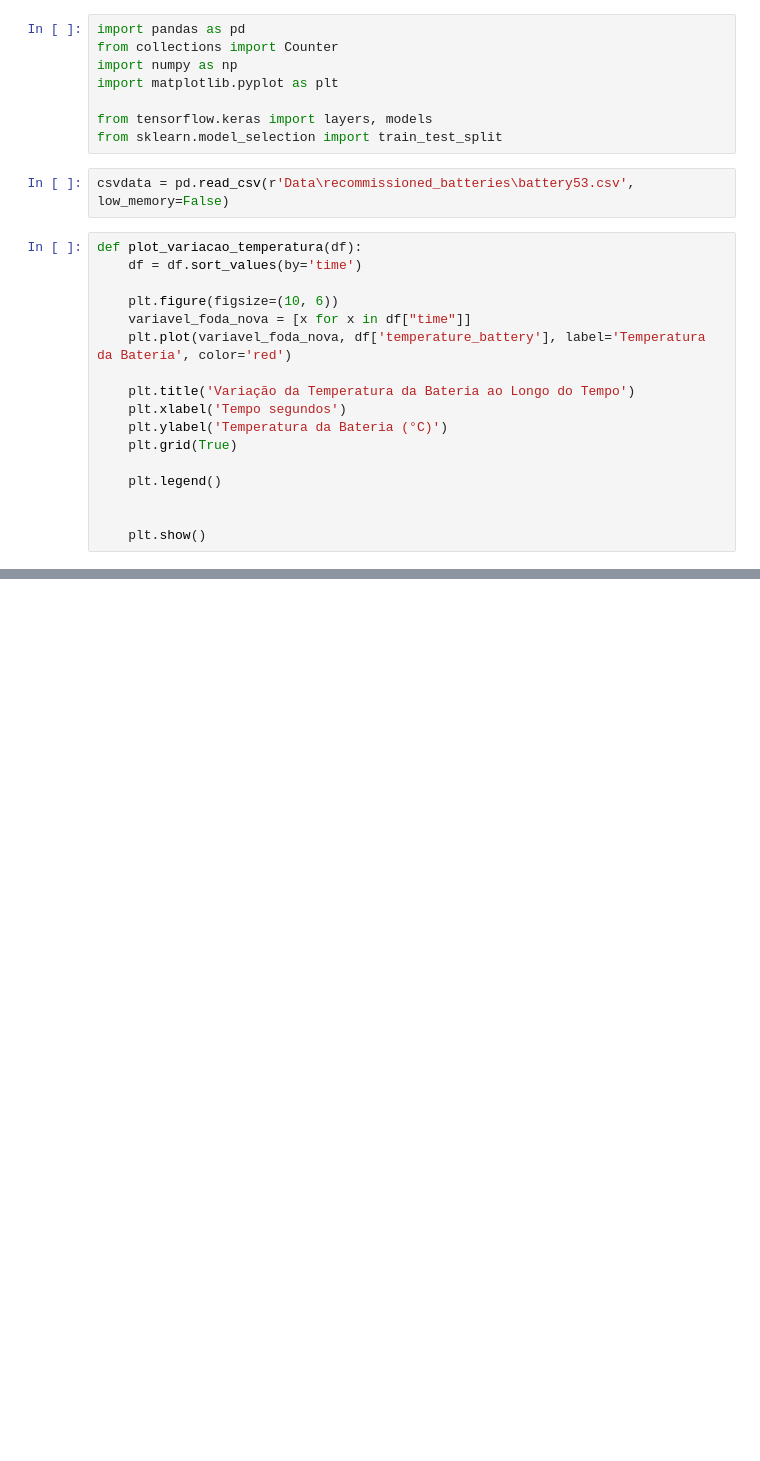
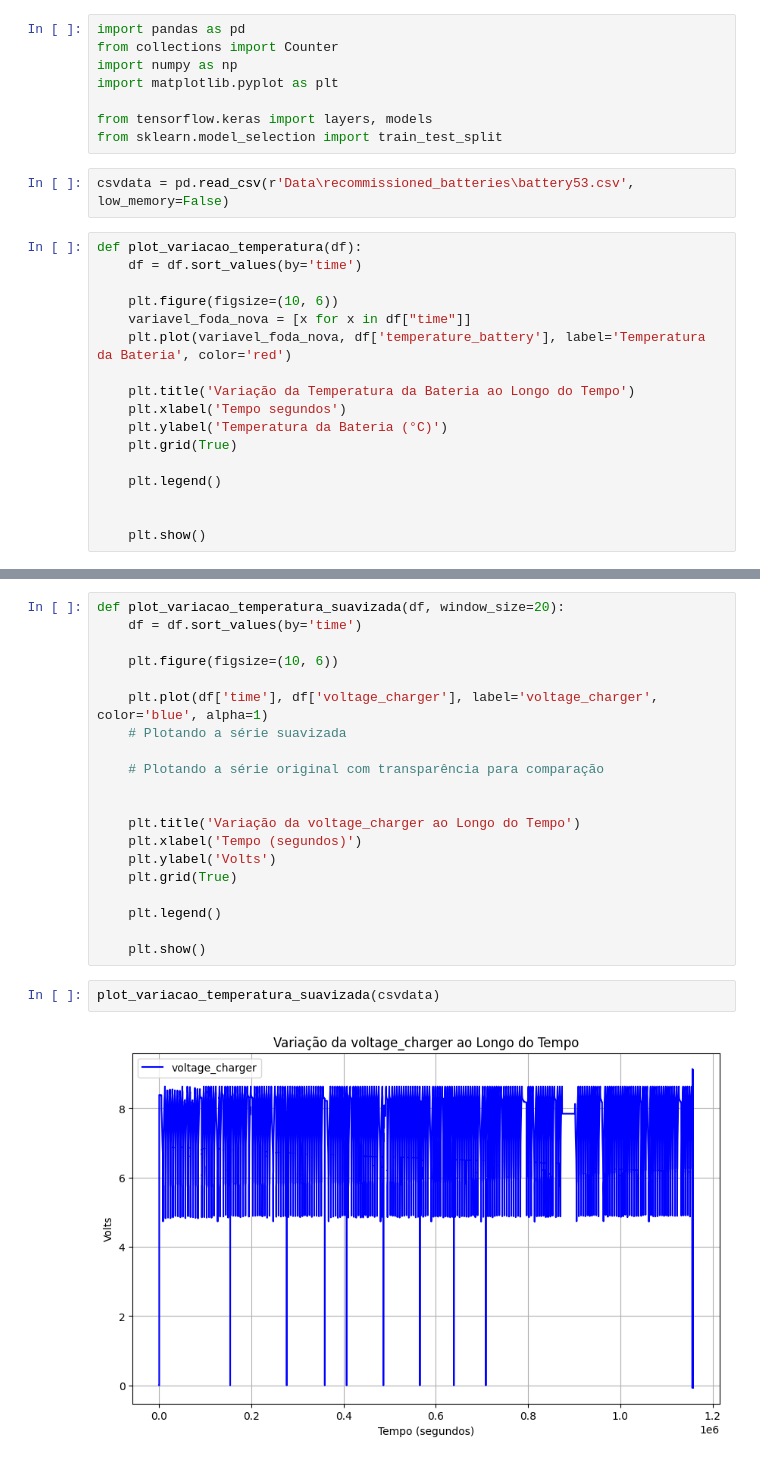
Before and after one commit to ViniciusBPessoa/Analise_Desempenho_Predicao_Falhas, a Jupyter notebook: Predicão_falhas/data_analises.ipynb, the cells around one changed output, grey strips where cells are left out. Drawn from its saved outputs; the diff is of its cells as text; blank space fills up the shorter version.

```diff
--- a/Predicão_falhas/data_analises.ipynb
+++ b/Predicão_falhas/data_analises.ipynb
@@ -62,0 +56,24 @@ plot_variacao_temperatura(csvdata)
+# %%
+def plot_variacao_temperatura_suavizada(df, window_size=20):
+    df = df.sort_values(by='time')
+
+    plt.figure(figsize=(10, 6))
+
+    plt.plot(df['time'], df['voltage_charger'], label='voltage_charger', color='blue', alpha=1)
+    # Plotando a série suavizada
+
+    # Plotando a série original com transparência para comparação
+
+
+    plt.title('Variação da voltage_charger ao Longo do Tempo')
+    plt.xlabel('Tempo (segundos)')
+    plt.ylabel('Volts')
+    plt.grid(True)
+
+    plt.legend()
+
+    plt.show()
+# %%
+plot_variacao_temperatura_suavizada(csvdata)
+# %% [output]
+[figure, added]
```
Also changed, not shown: parts of 10 cells of this notebook, 1 other file.
